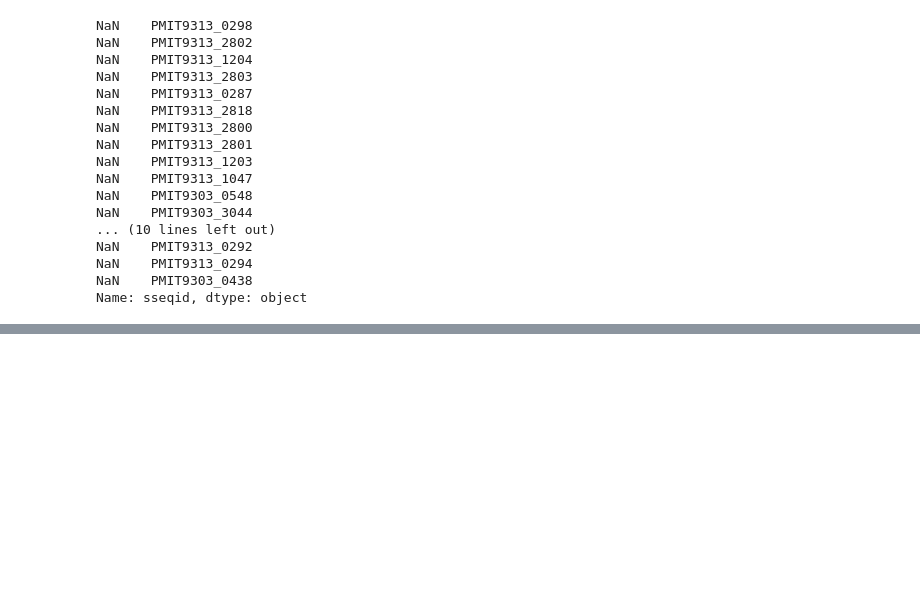
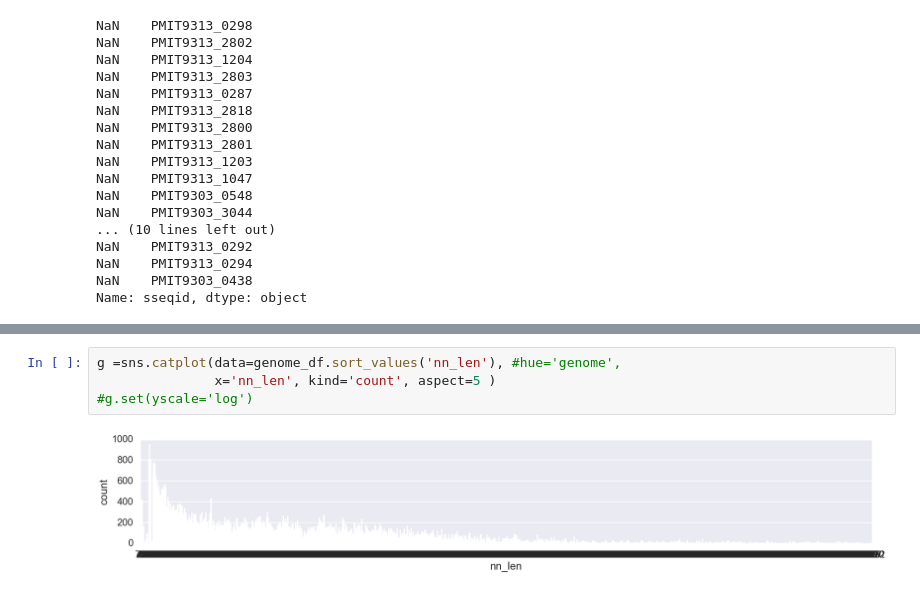
Before and after one commit to wosnat/sep, a Jupyter notebook: ripp try2 3_7_2019.ipynb, the cells around one changed output, grey strips where cells are left out. Drawn from its saved outputs; the diff is of its cells as text; blank space fills up the shorter version.

```diff
--- a/ripp try2 3_7_2019.ipynb
+++ b/ripp try2 3_7_2019.ipynb
@@ -361,0 +406,6 @@ Name: sseqid, dtype: object
+# %%
+g =sns.catplot(data=genome_df.sort_values('nn_len'), #hue='genome',
+               x='nn_len', kind='count', aspect=5 )
+#g.set(yscale='log')
+# %% [output]
+[figure, added]
```
Also changed, not shown: parts of 34 cells of this notebook.
